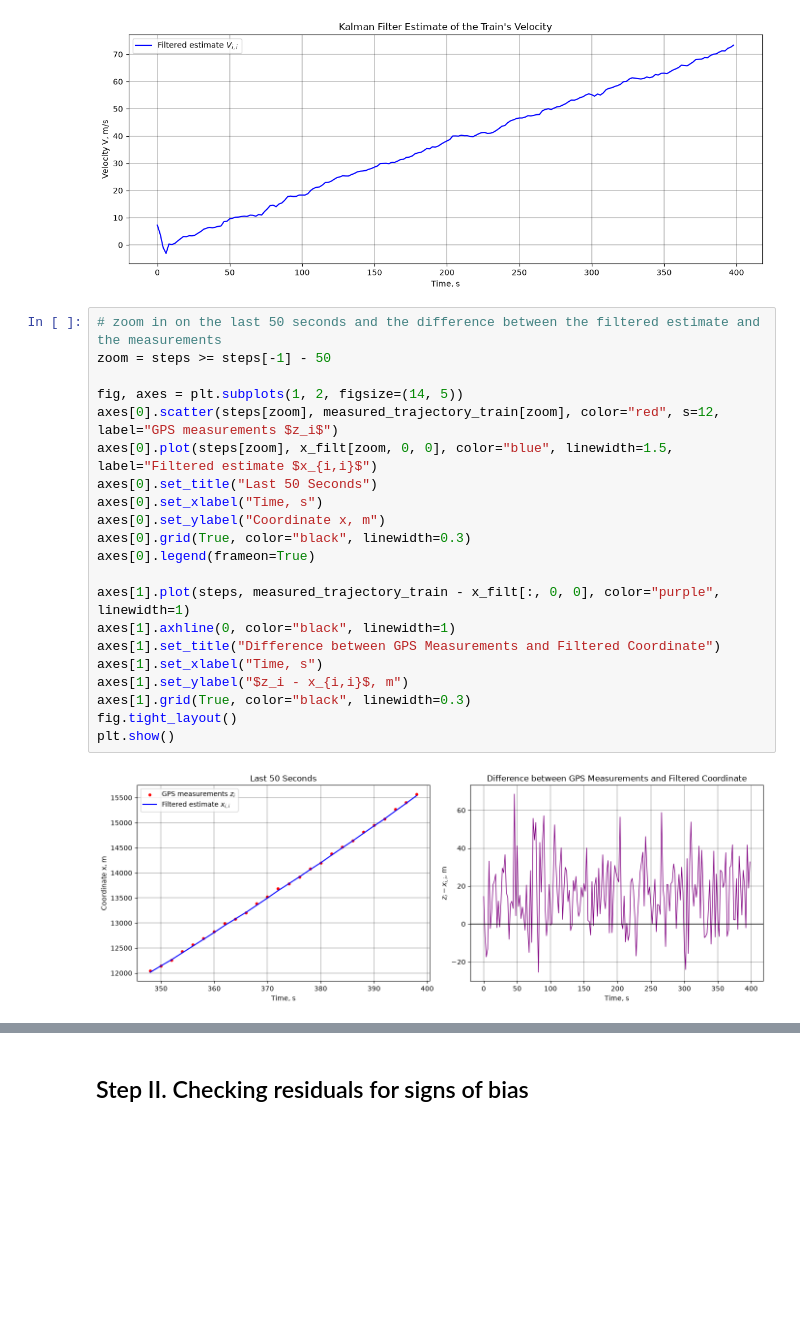
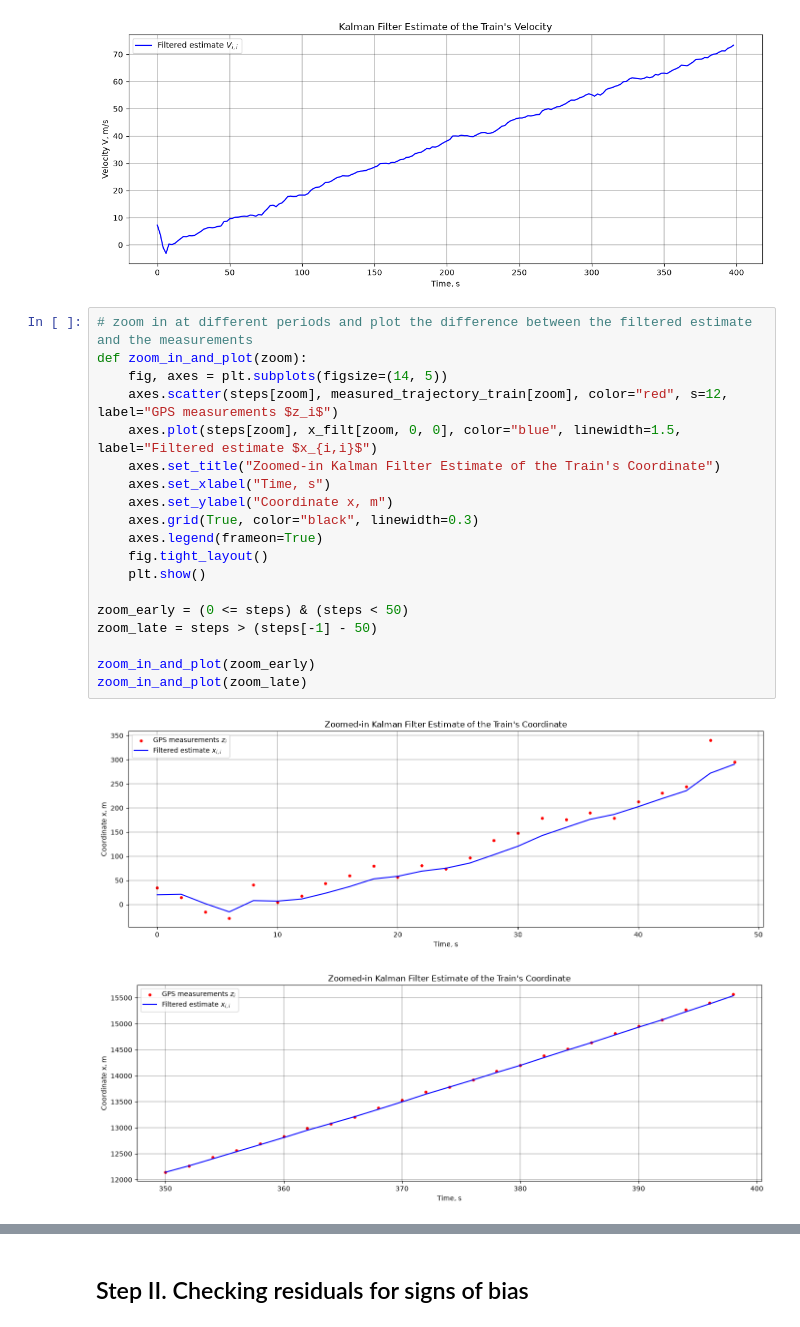
Before and after one commit to VladZg/Experimental-data-processing, a Jupyter notebook: task7/assignment7.ipynb, the cells around one changed output, grey strips where cells are left out. Drawn from its saved outputs; the diff is of its cells as text; blank space fills up the shorter version.

```diff
--- a/task7/assignment7.ipynb
+++ b/task7/assignment7.ipynb
@@ -107,25 +107,24 @@ plot_filter_results(
 [figure]
 [figure]
 # %%
-# zoom in on the last 50 seconds and the difference between the filtered estimate and the measurements
-zoom = steps >= steps[-1] - 50
+# zoom in at different periods and plot the difference between the filtered estimate and the measurements
+def zoom_in_and_plot(zoom):
+    fig, axes = plt.subplots(figsize=(14, 5))
+    axes.scatter(steps[zoom], measured_trajectory_train[zoom], color="red", s=12, label="GPS measurements $z_i$")
+    axes.plot(steps[zoom], x_filt[zoom, 0, 0], color="blue", linewidth=1.5, label="Filtered estimate $x_{i,i}$")
+    axes.set_title("Zoomed-in Kalman Filter Estimate of the Train's Coordinate")
+    axes.set_xlabel("Time, s")
+    axes.set_ylabel("Coordinate x, m")
+    axes.grid(True, color="black", linewidth=0.3)
+    axes.legend(frameon=True)
+    fig.tight_layout()
+    plt.show()
 
-fig, axes = plt.subplots(1, 2, figsize=(14, 5))
-axes[0].scatter(steps[zoom], measured_trajectory_train[zoom], color="red", s=12, label="GPS measurements $z_i$")
-axes[0].plot(steps[zoom], x_filt[zoom, 0, 0], color="blue", linewidth=1.5, label="Filtered estimate $x_{i,i}$")
-axes[0].set_title("Last 50 Seconds")
-axes[0].set_xlabel("Time, s")
-axes[0].set_ylabel("Coordinate x, m")
-axes[0].grid(True, color="black", linewidth=0.3)
-axes[0].legend(frameon=True)
+zoom_early = (0 <= steps) & (steps < 50)
+zoom_late = steps > (steps[-1] - 50)
 
-axes[1].plot(steps, measured_trajectory_train - x_filt[:, 0, 0], color="purple", linewidth=1)
-axes[1].axhline(0, color="black", linewidth=1)
-axes[1].set_title("Difference between GPS Measurements and Filtered Coordinate")
-axes[1].set_xlabel("Time, s")
-axes[1].set_ylabel("$z_i - x_{i,i}$, m")
-axes[1].grid(True, color="black", linewidth=0.3)
-fig.tight_layout()
-plt.show()
+zoom_in_and_plot(zoom_early)
+zoom_in_and_plot(zoom_late)
 # %% [output]
-[figure, old version]
+[figure, new version]
+[figure, added]
```
Also changed, not shown: parts of 2 cells of this notebook.
